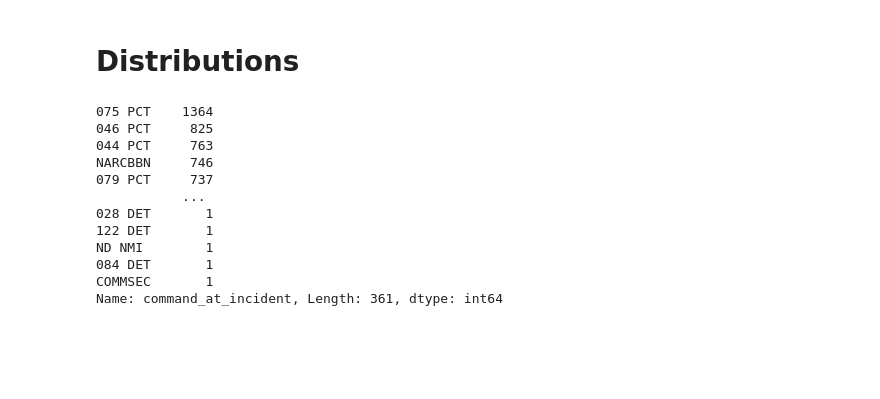
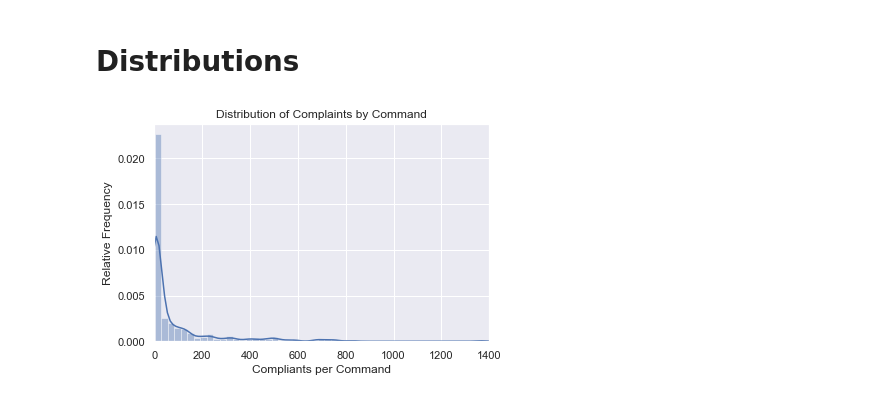
Before and after one commit to rcharan/ccrb-complaints, a Jupyter notebook: analysis.ipynb, the cells around one changed output. Saved outputs shown, nothing was run; the diff lists cells and outputs as text; code cells hidden in the pictures; blank space fills up the shorter version.

```diff
--- a/analysis.ipynb
+++ b/analysis.ipynb
@@ -344,18 +344,14 @@ kl_divs
  'nbinom': 0.014343052828380254}
 # %% [markdown]
 # Distributions
-# %%
-df.command_at_incident.value_counts()
-# %% [output]
-075 PCT    1364
-046 PCT     825
-044 PCT     763
-NARCBBN     746
-079 PCT     737
-           ...
-028 DET       1
-122 DET       1
-ND NMI        1
-084 DET       1
-COMMSEC       1
-Name: command_at_incident, Length: 361, dtype: int64
+# %%
+fig, ax = plt.subplots()
+sns.distplot(df.command_at_incident.value_counts(), ax = ax)
+ax.set_xlim([0, 1400])
+ax.set_xlabel('Compliants per Command')
+ax.set_ylabel('Relative Frequency')
+ax.set_title('Distribution of Complaints by Command')
+
+plt.show()
+# %% [output]
+[figure, added]
```
Also changed, not shown: parts of 1 cell of this notebook.
